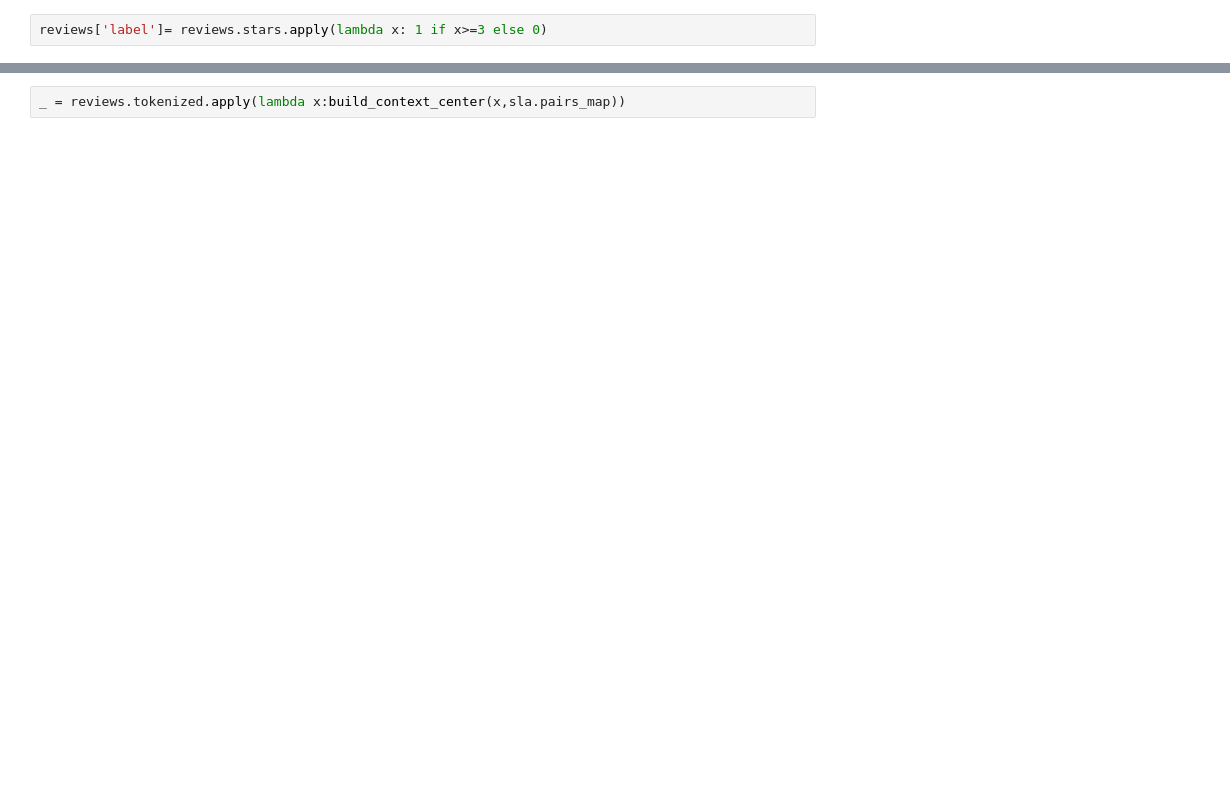
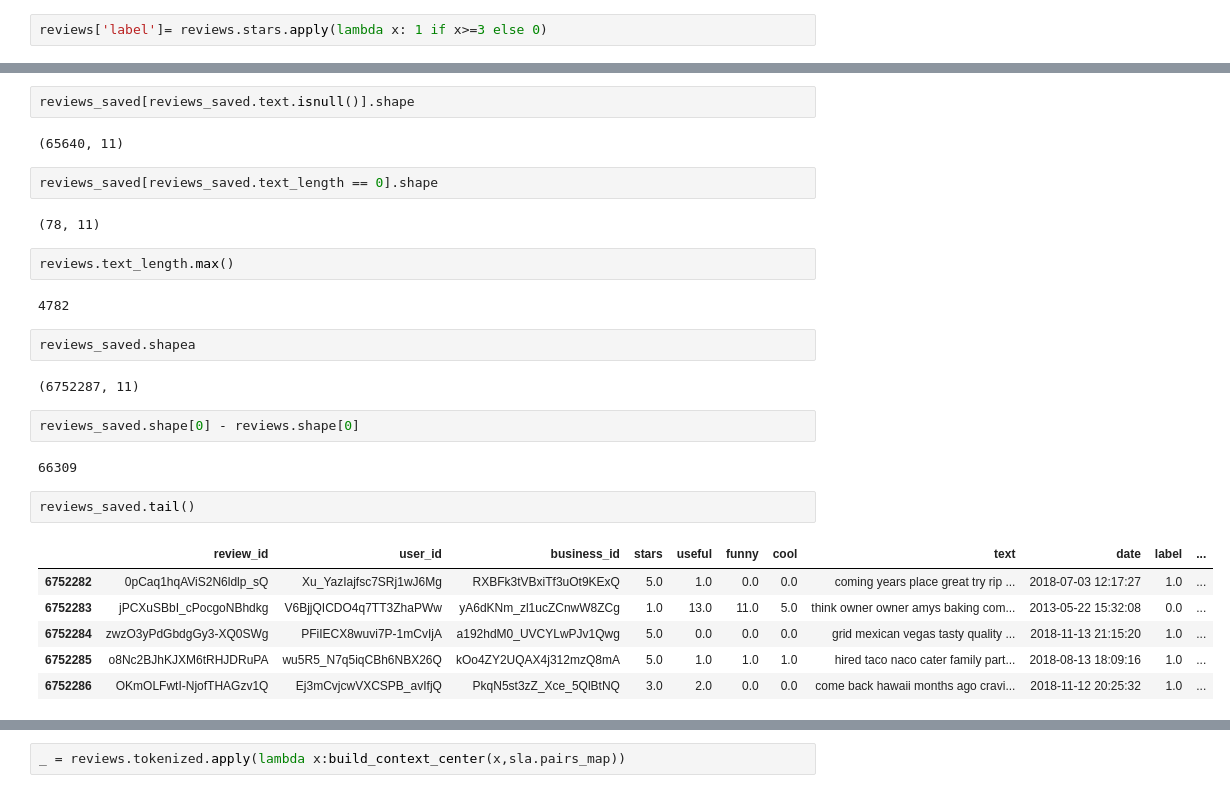
Before and after one commit to bhparijat/Yelp-reviews-PyTorch-and-Pyspark, a Jupyter notebook: Sentiment Analysis using pytorch.ipynb, the cells around one changed output, grey strips where cells are left out. Saved outputs shown, nothing was run; the diff lists cells and outputs as text; blank space fills up the shorter version.

```diff
--- a/Sentiment Analysis using pytorch.ipynb
+++ b/Sentiment Analysis using pytorch.ipynb
@@ -122,3 +255,32 @@ reviews.head()
+# %%
+reviews_saved[reviews_saved.text.isnull()].shape
+# %% [output]
+(65640, 11)
+# %%
+reviews_saved[reviews_saved.text_length == 0].shape
+# %% [output]
+(78, 11)
+# %%
+reviews.text_length.max()
+# %% [output]
+4782
+# %%
+reviews_saved.shapea
+# %% [output]
+(6752287, 11)
+# %%
+reviews_saved.shape[0] - reviews.shape[0]
+# %% [output]
+66309
+# %%
+reviews_saved.tail()
+# %% [output]
+|  | review_id | user_id | business_id | stars | useful | funny | cool | text | date | label | ... |
+| 6752282 | 0pCaq1hqAViS2N6ldlp_sQ | Xu_YazIajfsc7SRj1wJ6Mg | RXBFk3tVBxiTf3uOt9KExQ | 5.0 | 1.0 | 0.0 | 0.0 | coming years place great try rip ... | 2018-07-03 12:17:27 | 1.0 | ... |
+| 6752283 | jPCXuSBbI_cPocgoNBhdkg | V6BjjQICDO4q7TT3ZhaPWw | yA6dKNm_zl1ucZCnwW8ZCg | 1.0 | 13.0 | 11.0 | 5.0 | think owner owner amys baking com... | 2013-05-22 15:32:08 | 0.0 | ... |
+| 6752284 | zwzO3yPdGbdgGy3-XQ0SWg | PFiIECX8wuvi7P-1mCvIjA | a192hdM0_UVCYLwPJv1Qwg | 5.0 | 0.0 | 0.0 | 0.0 | grid mexican vegas tasty quality ... | 2018-11-13 21:15:20 | 1.0 | ... |
+| 6752285 | o8Nc2BJhKJXM6tRHJDRuPA | wu5R5_N7q5iqCBh6NBX26Q | kOo4ZY2UQAX4j312mzQ8mA | 5.0 | 1.0 | 1.0 | 1.0 | hired taco naco cater family part... | 2018-08-13 18:09:16 | 1.0 | ... |
+| 6752286 | OKmOLFwtI-NjofTHAGzv1Q | Ej3mCvjcwVXCSPB_avIfjQ | PkqN5st3zZ_Xce_5QlBtNQ | 3.0 | 2.0 | 0.0 | 0.0 | come back hawaii months ago cravi... | 2018-11-12 20:25:32 | 1.0 | ... |
 # %%
 def tokenize_vocab(map_word,map_index,x):
 
```
Also changed, not shown: parts of 32 cells of this notebook.
